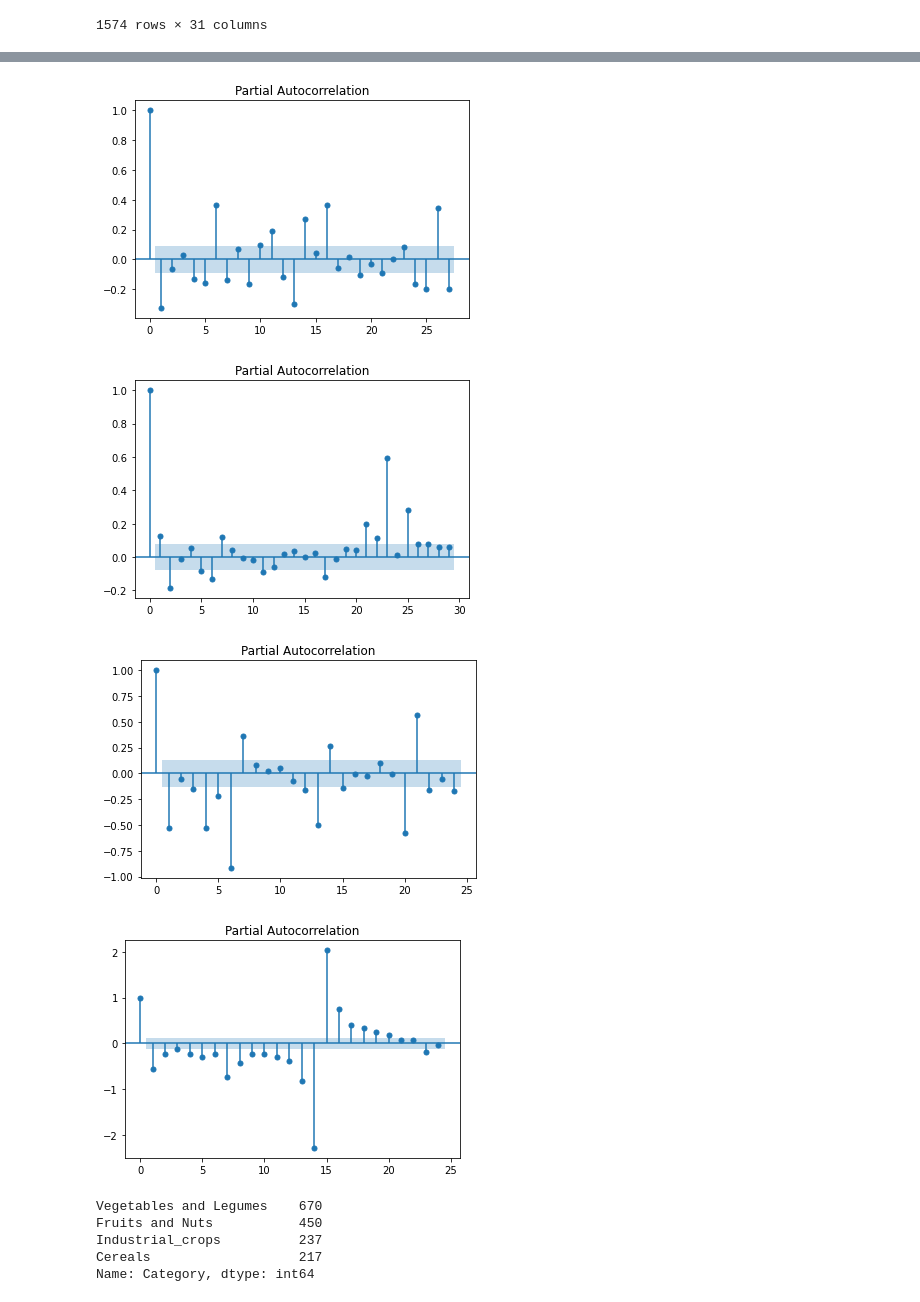
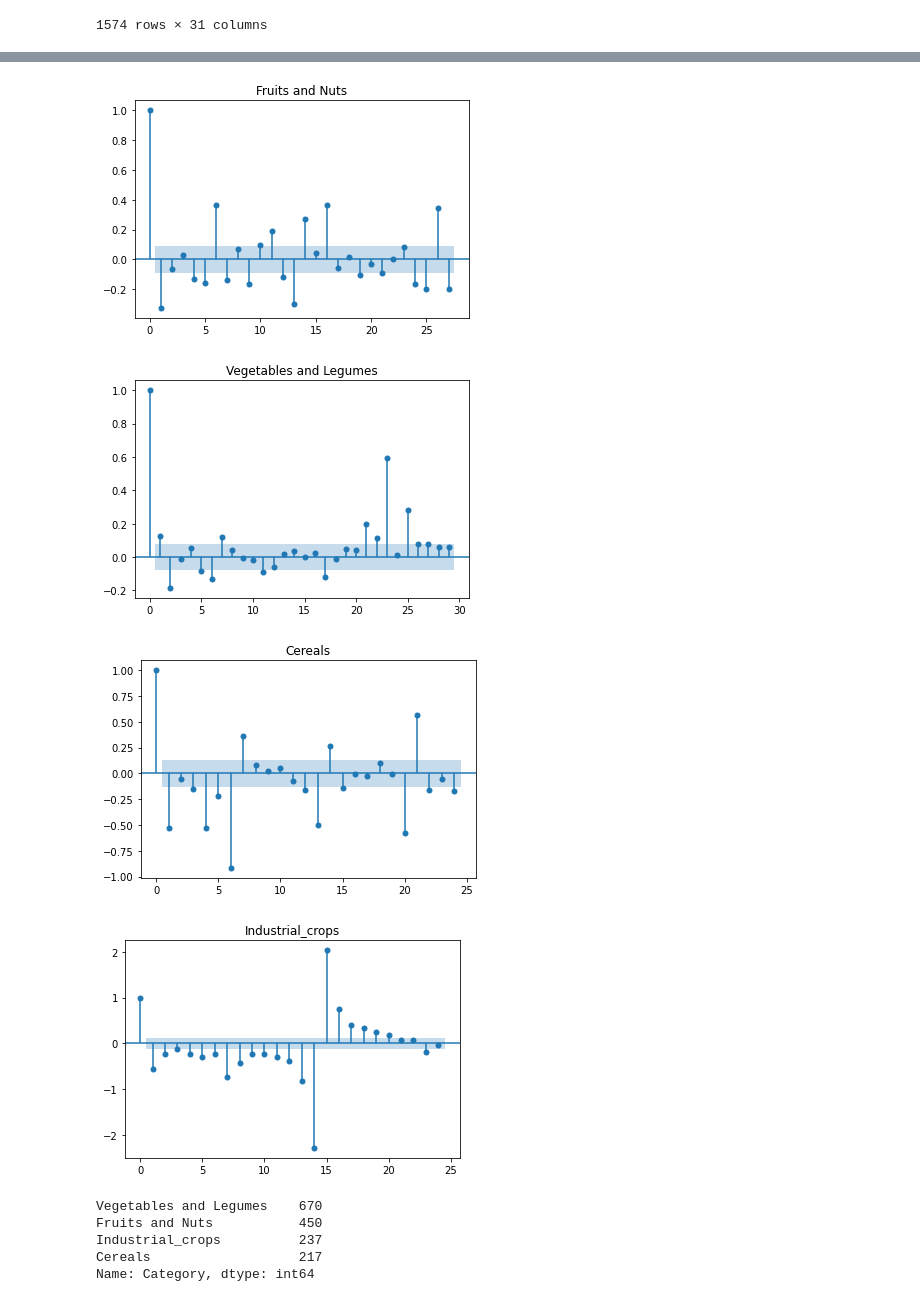
Before and after one commit to Kalebalemayehu/Kaleb-Bsc-thesis, a Jupyter notebook: Crop yield and soil/models/preprocessing_II.ipynb, the cells around one changed output, grey strips where cells are left out. Saved outputs shown, nothing was run; the diff lists cells and outputs as text; code cells hidden in the pictures.

```diff
--- a/Crop yield and soil/preprocessing_II.ipynb
+++ b/Crop yield and soil/models/preprocessing_II.ipynb
@@ -232,0 +238,3 @@ for cate in cat_names:
+# %%
+for i in stat.keys():
+    print(i, len(stat[i]))
@@ -232,0 +246,3 @@ for cate in cat_names:
+# %%
+for i in non_stat.keys():
+    print(i, len(non_stat[i]))
@@ -275,7 +296,7 @@ for cate in cat_names:
     crop_df = adf_df[adf_df["Category"] == cate]
     num_cols = crop_df.select_dtypes(include=[np.number])
     for col in num_cols.columns:
-        for i in range(1, 4):
+        for i in range(1, 3):
             crop_df[f'{col}-{i}'] = crop_df[col].shift(i)
 
     main_df = pd.concat([main_df, crop_df])
@@ -302,12 +371,12 @@ main_df.to_csv("datasets/latest0705.csv")
 # %%
 for cat in cat_names:
     crop_df = main_df[main_df['Category'] == cat]
-    plot_pacf(crop_df['Yield(tonnes/ha)'])
+    plot_pacf(crop_df['Yield(tonnes/ha)'], title= cat)
 # %% [output]
-[figure, old version]
+[figure, new version]
-[figure, old version]
+[figure, new version]
-[figure, old version]
+[figure, new version]
-[figure, old version]
+[figure, new version]
 # %%
 main_df['Category'].value_counts()
 # %% [output]
```
Also changed, not shown: parts of 9 cells of this notebook, 30 other files.
